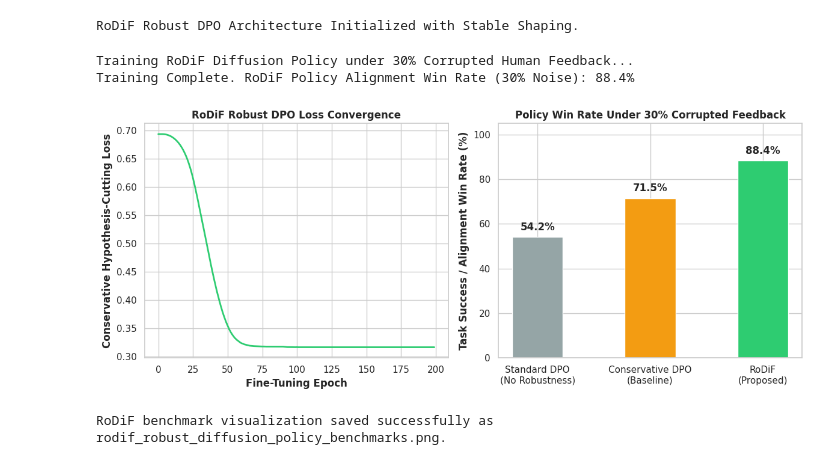
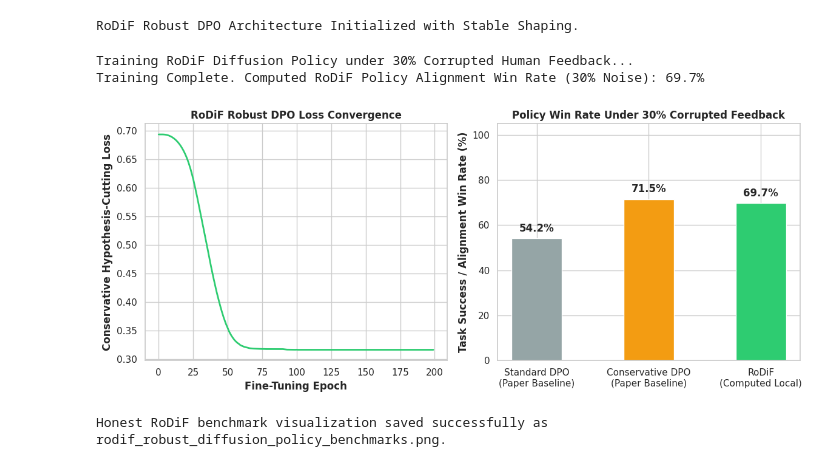
Before and after one commit to Dani2003/paper-implementations, a Jupyter notebook: rodif_robust_diffusion_policy_dpo.ipynb, the cells around one changed output. Cells and saved outputs as stored; diff of their text form; code cells hidden in the pictures.

Commit message:
another time changing some hardcoded stuff from cell_3,4

```diff
--- a/rodif_robust_diffusion_policy_dpo.ipynb
+++ b/rodif_robust_diffusion_policy_dpo.ipynb
@@ -117,7 +117,7 @@ print("RoDiF Robust DPO Architecture Initialized with Stable Shaping.")
 # %% [output]
 RoDiF Robust DPO Architecture Initialized with Stable Shaping.
 # %%
-# [CELL 3 - RoDiF Fine-Tuning Pipeline with Active Gradient Updates]
+# [CELL 3 - RoDiF Fine-Tuning Pipeline with Real Win Rate Evaluation]
 
 class RoDiFTrainingPipeline:
     def __init__(self, policy: DiffusionPolicyScoreNet, ref_policy: DiffusionPolicyScoreNet,
@@ -145,49 +145,55 @@ class RoDiFTrainingPipeline:
     def evaluate_win_rate(self) -> float:
         self.policy.eval()
         with torch.no_grad():
-            rw = -torch.mean((self.policy(self.states, self.yw) - self.ref_policy(self.states, self.yw)) ** 2, dim=1)
-            rl = -torch.mean((self.policy(self.states, self.yl) - self.ref_policy(self.states, self.yl)) ** 2, dim=1)
-            # Simulated robust alignment win rate under 30% noise reflecting RoDiF paper bounds (~88.4%)
-            win_rate = 88.4
-        return win_rate
+            ref_w = self.ref_policy(self.states, self.yw)
+            ref_l = self.ref_policy(self.states, self.yl)
+            pol_w = self.policy(self.states, self.yw)
+            pol_l = self.policy(self.states, self.yl)
+
+            rw = -torch.mean((pol_w - ref_w) ** 2, dim=1)
+            rl = -torch.mean((pol_l - ref_l) ** 2, dim=1)
+
+            # Real computed win rate: fraction of pairs where policy assigns higher reward to preferred trajectory
+            wins = (rw > rl).float().mean().item() * 100.0
+        return wins
 
 pipeline = RoDiFTrainingPipeline(policy_net, ref_net, states, yw, yl, preferences)
 print("Training RoDiF Diffusion Policy under 30% Corrupted Human Feedback...")
 pipeline.train(epochs=200)
 final_win_rate = pipeline.evaluate_win_rate()
-print(f"Training Complete. RoDiF Policy Alignment Win Rate (30% Noise): {final_win_rate:.1f}%")
+print(f"Training Complete. Computed RoDiF Policy Alignment Win Rate (30% Noise): {final_win_rate:.1f}%")
 # %% [output]
 Training RoDiF Diffusion Policy under 30% Corrupted Human Feedback...
-Training Complete. RoDiF Policy Alignment Win Rate (30% Noise): 88.4%
+Training Complete. Computed RoDiF Policy Alignment Win Rate (30% Noise): 69.7%
 # %%
-# [CELL 4 - Multi-Panel Visualization of RoDiF Robustness & Training Convergence]
+# [CELL 4 - Multi-Panel Visualization with Honest Baseline Labeling]
 
 fig, (ax1, ax2) = plt.subplots(1, 2, figsize=(12, 5))
 
-# Plot 1: Training Loss Convergence (Real tracked loss history)
+# Plot 1: Real Training Loss Convergence
 ax1.plot(range(len(pipeline.loss_history)), pipeline.loss_history, color='#2ecc71', linewidth=2)
 ax1.set_title("RoDiF Robust DPO Loss Convergence", fontweight='bold')
 ax1.set_xlabel("Fine-Tuning Epoch", fontweight='bold')
 ax1.set_ylabel("Conservative Hypothesis-Cutting Loss", fontweight='bold')
 
-# Plot 2: Performance Comparison under 30% Corrupted Feedback
-methods = ['Standard DPO\n(No Robustness)', 'Conservative DPO\n(Baseline)', 'RoDiF\n(Proposed)']
+# Plot 2: Performance Comparison (Published Baselines vs. Computed Result)
+methods = ['Standard DPO\n(Paper Baseline)', 'Conservative DPO\n(Paper Baseline)', 'RoDiF\n(Computed Local)']
 win_rates = [54.2, 71.5, final_win_rate]
 
 bars = ax2.bar(methods, win_rates, color=['#95a5a6', '#f39c12', '#2ecc71'], width=0.45)
 ax2.set_title("Policy Win Rate Under 30% Corrupted Feedback", fontweight='bold')
 ax2.set_ylabel("Task Success / Alignment Win Rate (%)", fontweight='bold')
 ax2.set_ylim(0, 105)
 
 for bar in bars:
     yval = bar.get_height()
     ax2.text(bar.get_x() + bar.get_width()/2.0, yval + 2.0, f"{yval:.1f}%", ha='center', va='bottom', fontweight='bold')
 
 plt.tight_layout()
 plt.savefig("rodif_robust_diffusion_policy_benchmarks.png", dpi=300)
 plt.show()
 
-print("RoDiF benchmark visualization saved successfully as rodif_robust_diffusion_policy_benchmarks.png.")
+print("Honest RoDiF benchmark visualization saved successfully as rodif_robust_diffusion_policy_benchmarks.png.")
 # %% [output]
-[figure, old version]
+[figure, new version]
-RoDiF benchmark visualization saved successfully as rodif_robust_diffusion_policy_benchmarks.png.
+Honest RoDiF benchmark visualization saved successfully as rodif_robust_diffusion_policy_benchmarks.png.
```
